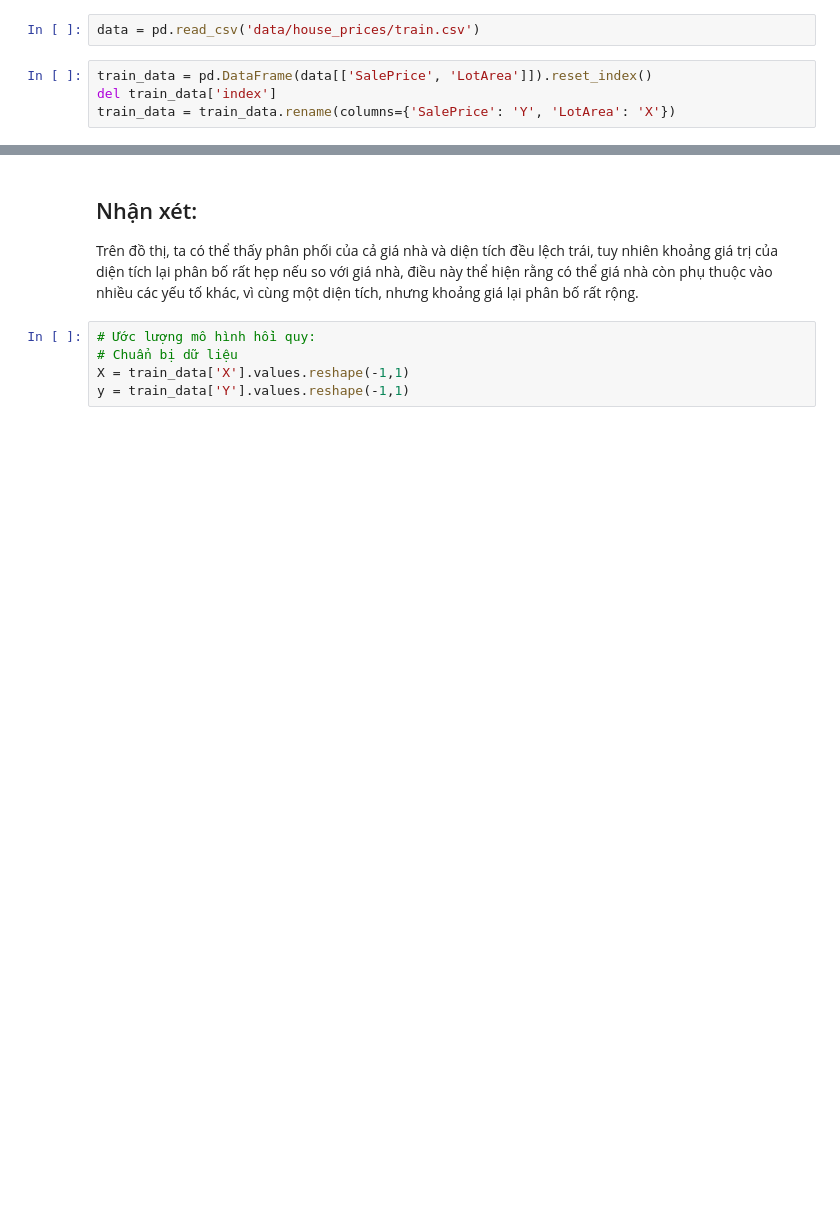
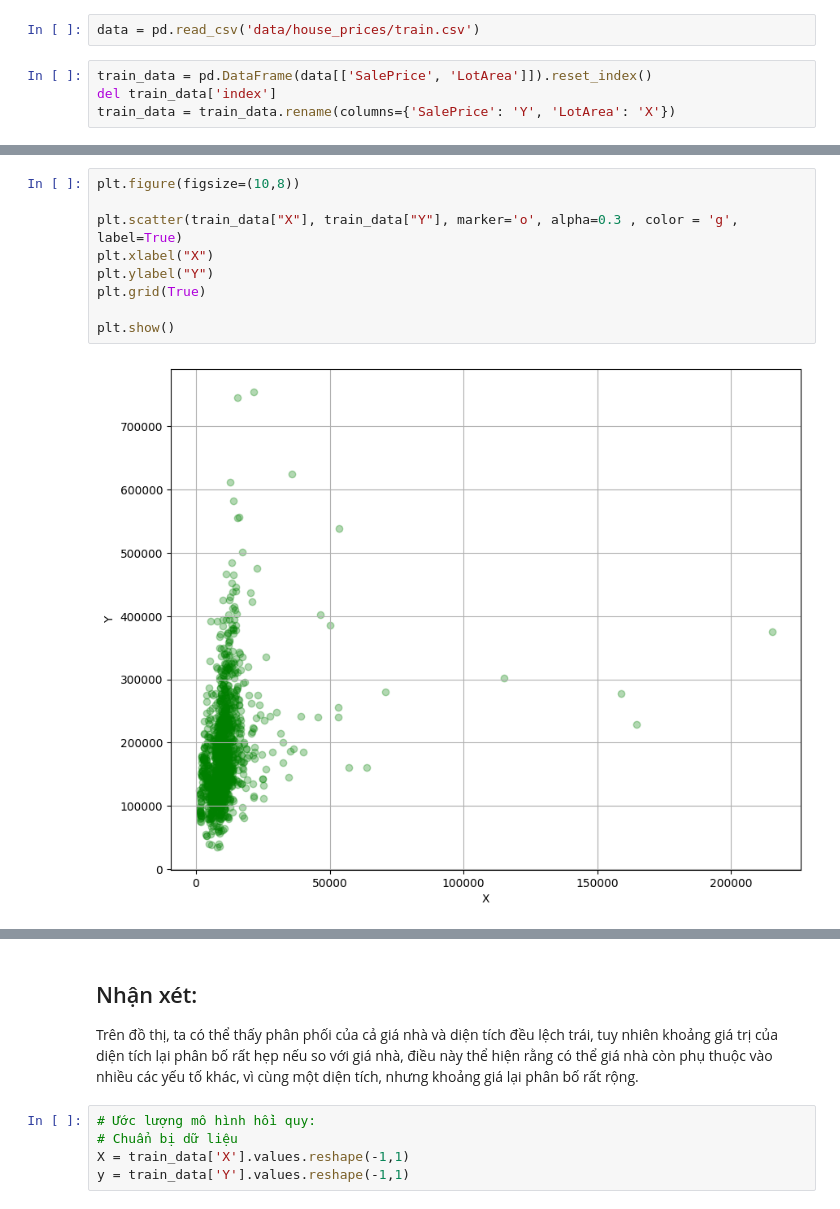
Before and after one commit to codedaoneu/securities_loader, a Jupyter notebook: visualize/Hồi quy đơn biến.ipynb, the cells around one changed output, grey strips where cells are left out. Cells and saved outputs as stored; diff of their text form; blank space fills up the shorter version.

```diff
--- a/visualize/Hồi quy đơn biến.ipynb
+++ b/visualize/Hồi quy đơn biến.ipynb
@@ -16,3 +38,14 @@ train_data = train_data.rename(columns={'SalePrice': 'Y', 'LotArea': 'X'})
+# %%
+plt.figure(figsize=(10,8))
+
+plt.scatter(train_data["X"], train_data["Y"], marker='o', alpha=0.3 , color = 'g', label=True)
+plt.xlabel("X")
+plt.ylabel("Y")
+plt.grid(True)
+
+plt.show()
+# %% [output]
+[figure, added]
 # %%
 plt.figure(figsize=(10,8))
 
```
Also changed, not shown: parts of 11 cells of this notebook, 1 other file.
